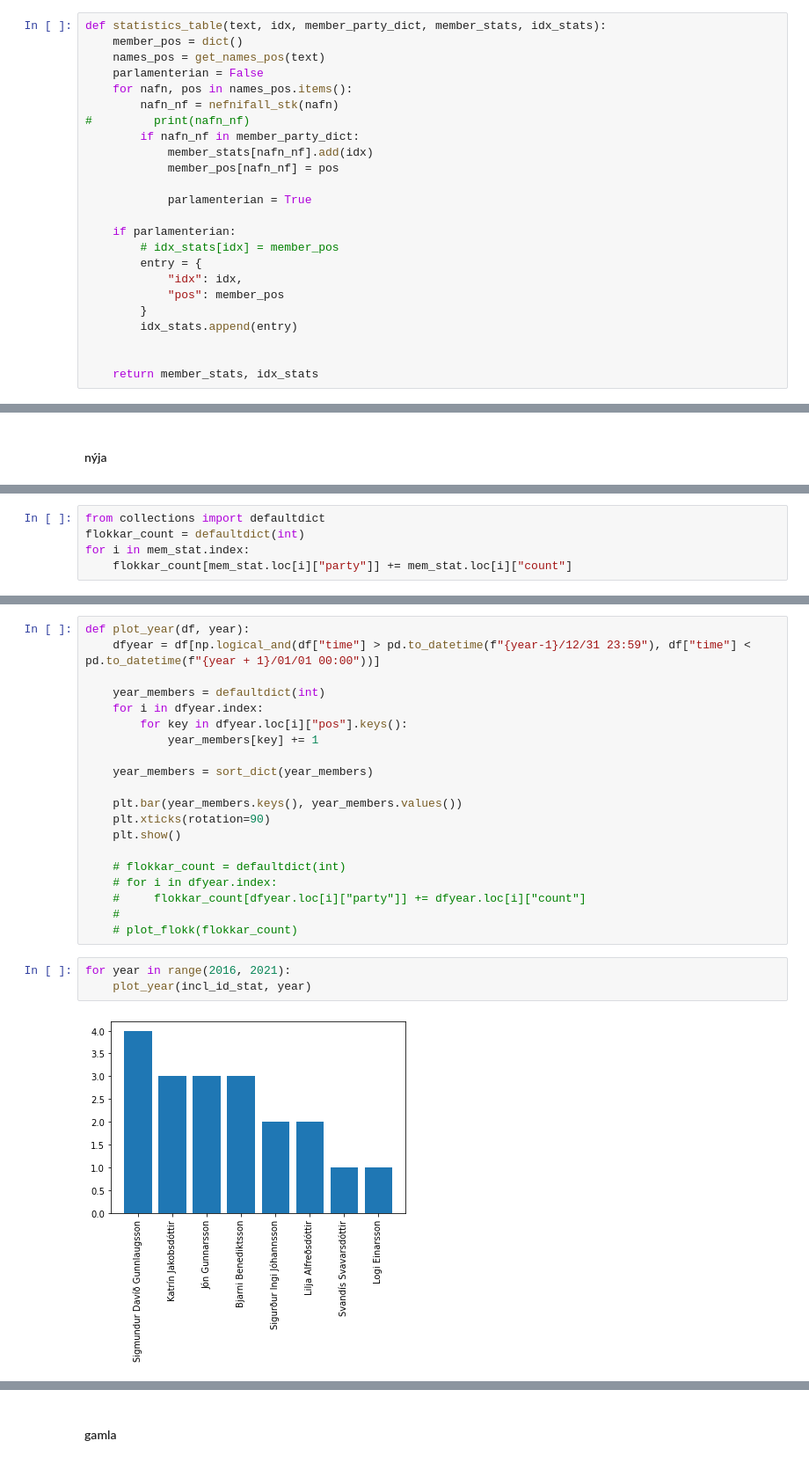
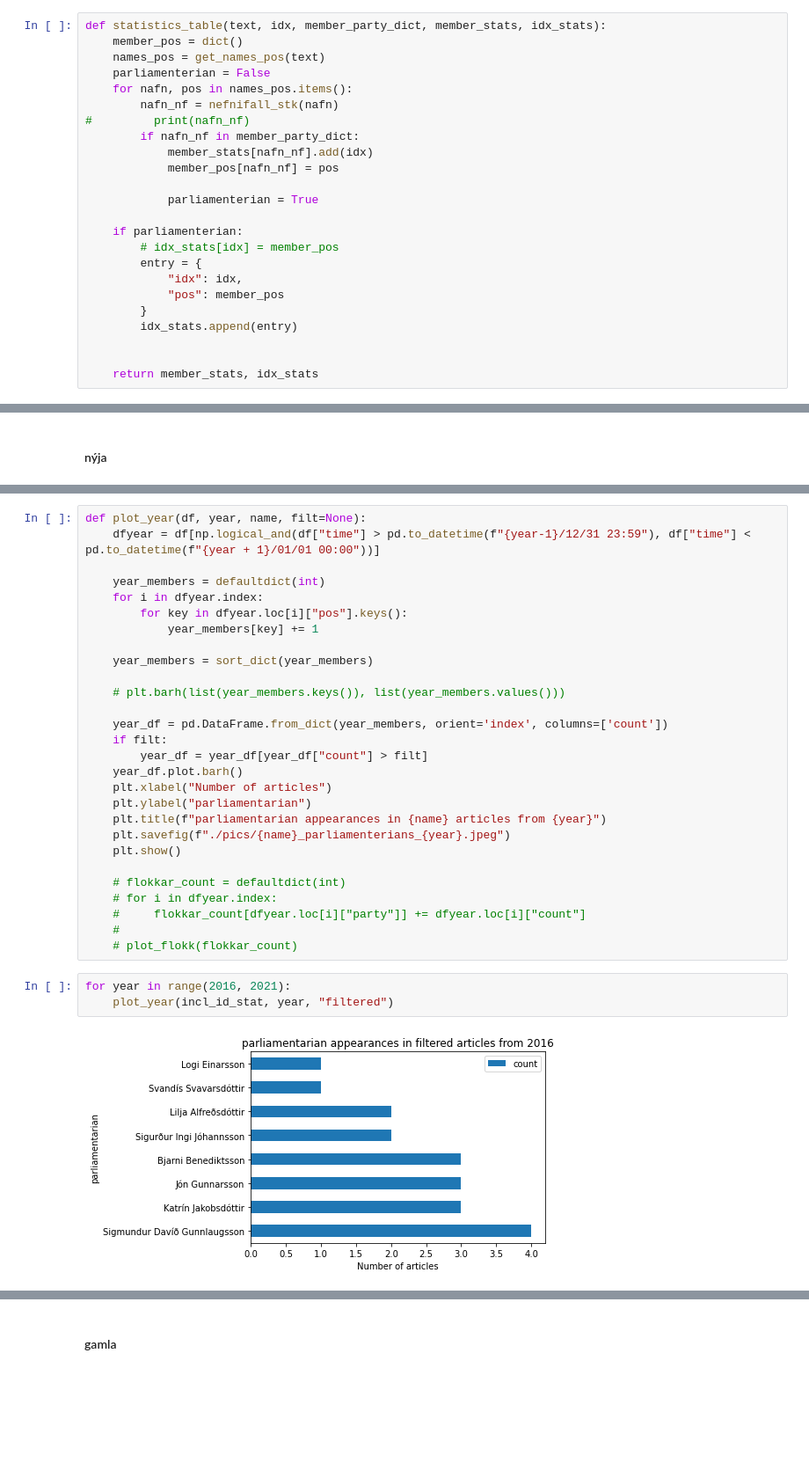
Before and after one commit to eliasbe/Maltaekni-natturuvernd, a Jupyter notebook: VinnubokEBE.ipynb, the cells around one changed output, grey strips where cells are left out. Shown: that part at 88% size. Drawn from its saved outputs; the diff is of its cells as text; blank space fills up the shorter version.

```diff
--- a/VinnubokEBE.ipynb
+++ b/VinnubokEBE.ipynb
@@ -881,7 +888,7 @@ bla.items()
 def statistics_table(text, idx, member_party_dict, member_stats, idx_stats):
     member_pos = dict()
     names_pos = get_names_pos(text)
-    parlamenterian = False
+    parliamenterian = False
     for nafn, pos in names_pos.items():
         nafn_nf = nefnifall_stk(nafn)
 #         print(nafn_nf)
@@ -889,9 +896,9 @@ def statistics_table(text, idx, member_party_dict, member_stats, idx_stats):
             member_stats[nafn_nf].add(idx)
             member_pos[nafn_nf] = pos
 
-            parlamenterian = True
+            parliamenterian = True
 
-    if parlamenterian:
+    if parliamenterian:
         # idx_stats[idx] = member_pos
         entry = {
             "idx": idx,
@@ -973,5 +1009,0 @@ mem_stat.plot.barh(x="member", y="count")
-# %%
-from collections import defaultdict
-flokkar_count = defaultdict(int)
-for i in mem_stat.index:
-    flokkar_count[mem_stat.loc[i]["party"]] += mem_stat.loc[i]["count"]
@@ -985,5 +1051,5 @@ plot_flokk(flokkar_count)
 # %%
-def plot_year(df, year):
+def plot_year(df, year, name, filt=None):
     dfyear = df[np.logical_and(df["time"] > pd.to_datetime(f"{year-1}/12/31 23:59"), df["time"] < pd.to_datetime(f"{year + 1}/01/01 00:00"))]
 
     year_members = defaultdict(int)
@@ -993,8 +1059,16 @@ def plot_year(df, year):
 
     year_members = sort_dict(year_members)
 
-    plt.bar(year_members.keys(), year_members.values())
-    plt.xticks(rotation=90)
+    # plt.barh(list(year_members.keys()), list(year_members.values()))
+
+    year_df = pd.DataFrame.from_dict(year_members, orient='index', columns=['count'])
+    if filt:
+        year_df = year_df[year_df["count"] > filt]
+    year_df.plot.barh()
+    plt.xlabel("Number of articles")
+    plt.ylabel("parliamentarian")
+    plt.title(f"parliamentarian appearances in {name} articles from {year}")
+    plt.savefig(f"./pics/{name}_parliamenterians_{year}.jpeg")
     plt.show()
 
     # flokkar_count = defaultdict(int)
@@ -1004,6 +1078,6 @@ def plot_year(df, year):
     # plot_flokk(flokkar_count)
 # %%
 for year in range(2016, 2021):
-    plot_year(incl_id_stat, year)
+    plot_year(incl_id_stat, year, "filtered")
 # %% [output]
-[figure, old version]
+[figure, new version]
```
Also changed, not shown: parts of 27 cells of this notebook, 19 other files.
